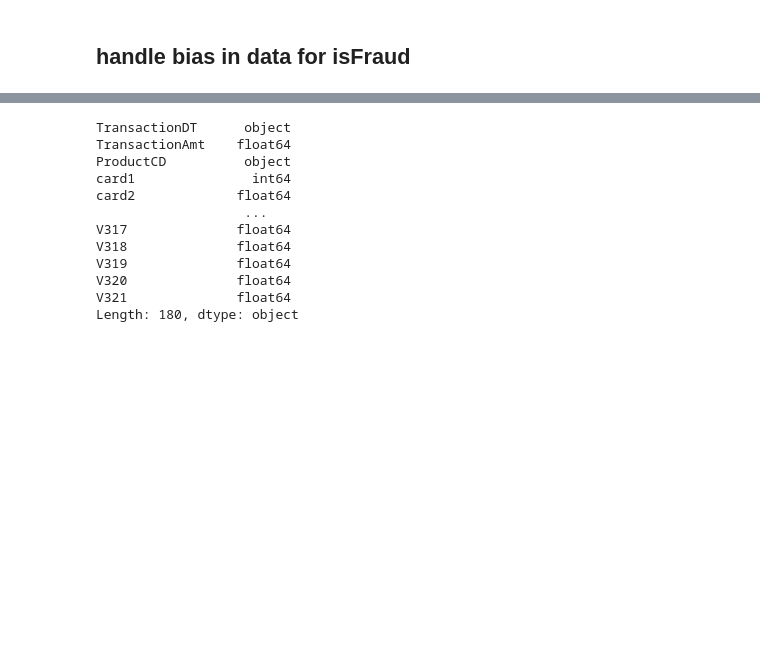
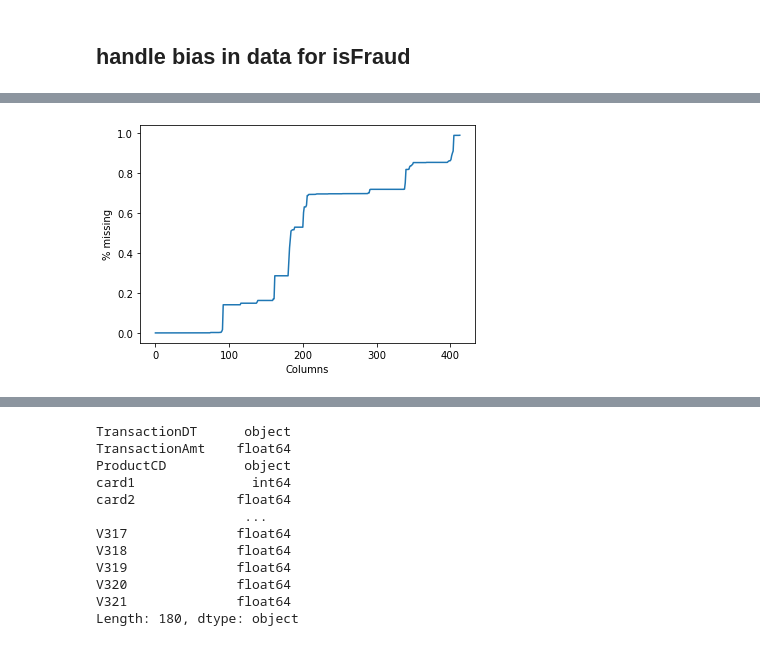
Before and after one commit to brendanrk/fraud_detection_kaggle, a Jupyter notebook: Fraud Simple.ipynb, the cells around one changed output, grey strips where cells are left out. Cells and saved outputs as stored; diff of their text form; code cells hidden in the pictures; blank space fills up the shorter version.

```diff
--- a/Fraud Simple.ipynb
+++ b/Fraud Simple.ipynb
@@ -118,3 +107,18 @@ plt.show()
+# %%
+data = [(col, X_train[col].isnull().sum() / len(X_train))
+        for col in X_train.columns if X_train[col].isnull().sum()]
+col_names = ['column', 'percent_missing']
+missing_df = pd.DataFrame(data, columns=col_names).sort_values('percent_missing')
+missing_df.sort_values(["percent_missing"], ascending=True, inplace=True)
+missing_df.reset_index(inplace=True)
+
+
+plt.plot(missing_df.percent_missing)
+plt.xlabel('Columns')
+plt.ylabel('% missing')
+plt.show()
+# %% [output]
+[figure, added]
 # %%
 print("dropping:")
 dropped_columns = X_train.loc[:,
```
Also changed, not shown: parts of 24 cells of this notebook.
